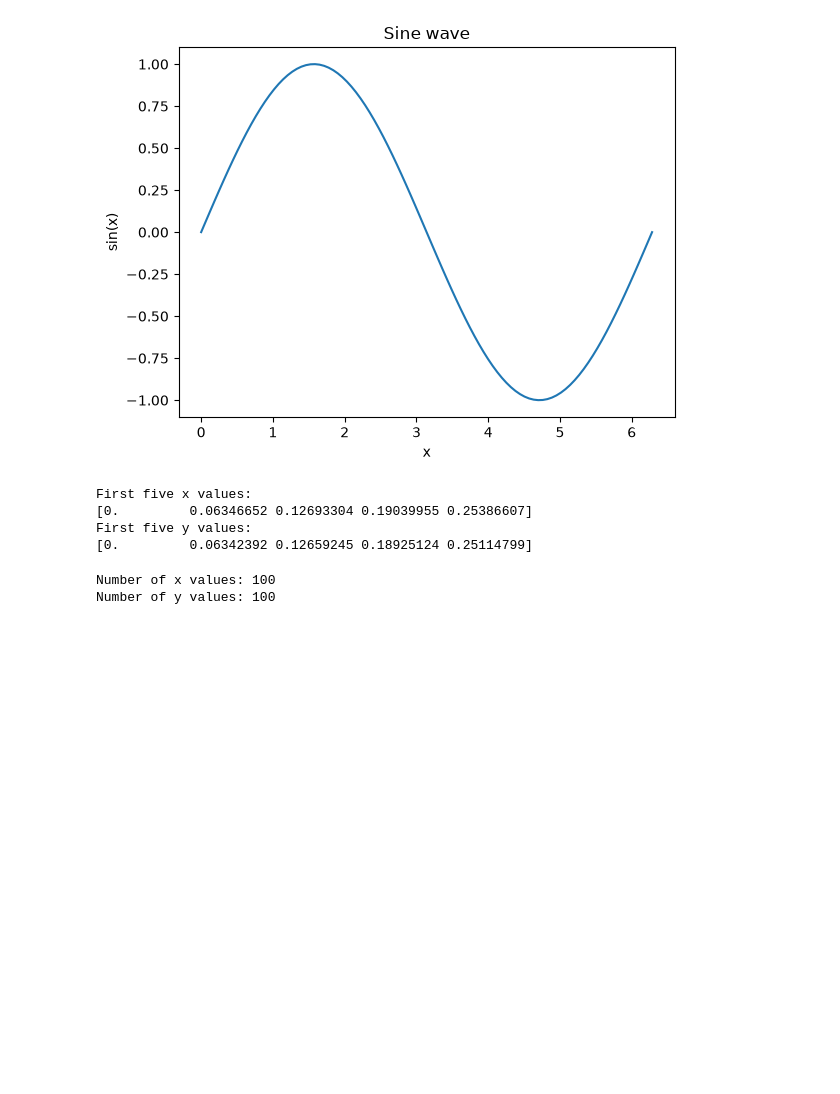
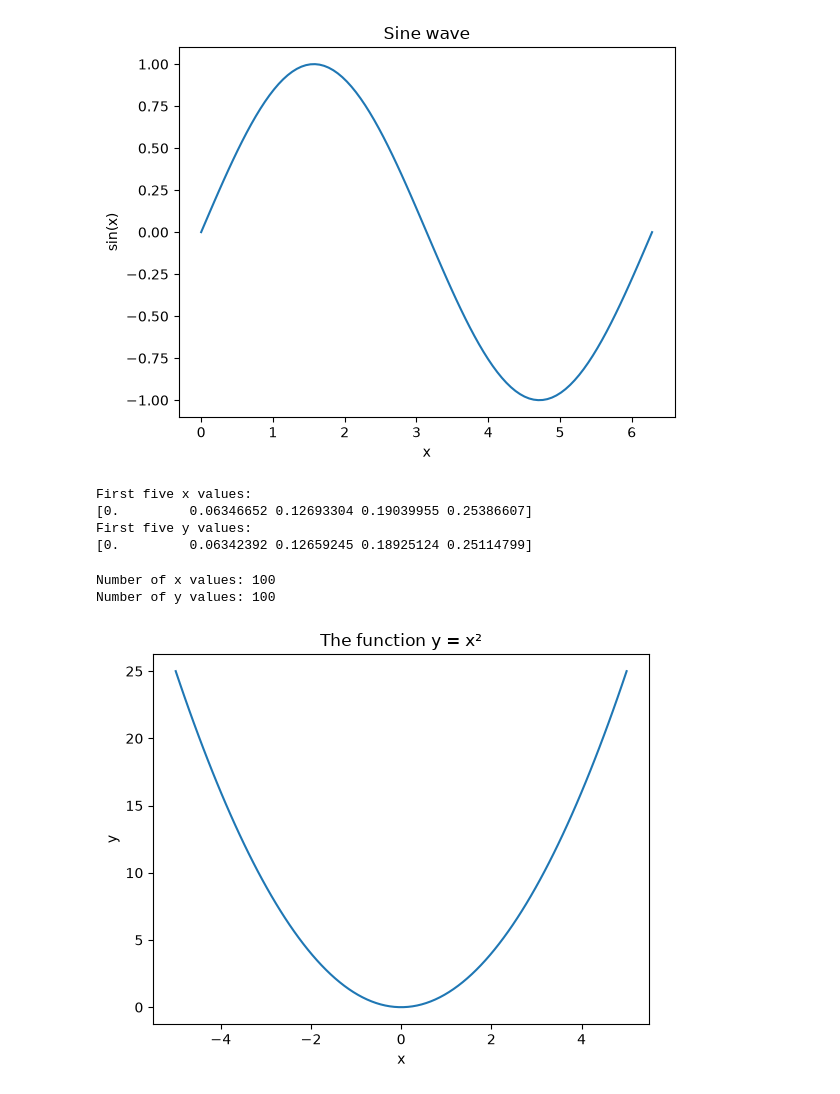
Before and after one commit to elizabethhatherley/learning, a Jupyter notebook: scientific_computing.ipynb, the cells around one changed output. Cells and saved outputs as stored; diff of their text form; code cells hidden in the pictures; blank space fills up the shorter version.

```diff
--- a/scientific_computing.ipynb
+++ b/scientific_computing.ipynb
@@ -85,3 +89,16 @@ print("Number of y values:", len(y))
 # %% [output]
 Number of x values: 100
 Number of y values: 100
+# %%
+x = np.linspace(-5, 5, 100)
+
+y = x**2
+
+plt.plot(x, y)
+plt.xlabel("x")
+plt.ylabel("y")
+plt.title("The function y = x²")
+
+plt.show()
+# %% [output]
+[figure, added]
```
Also changed, not shown: parts of 16 cells of this notebook, 1 other file.
